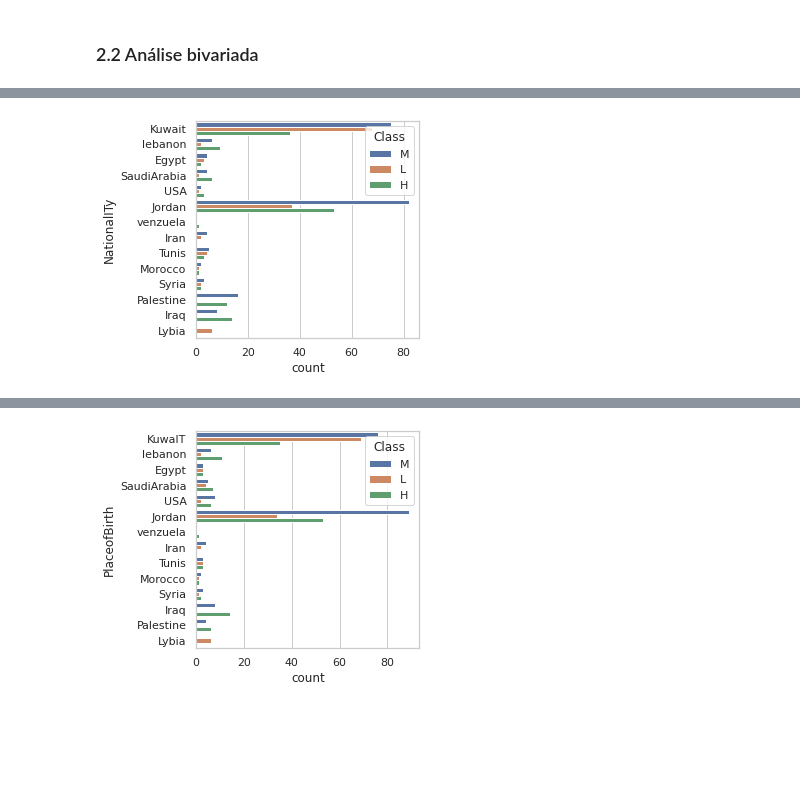
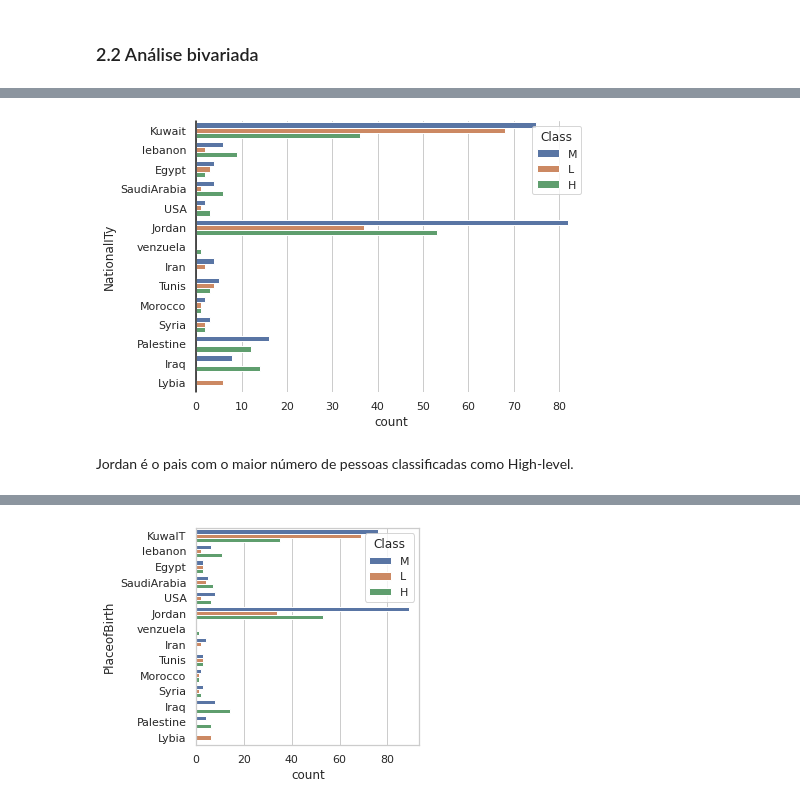
Before and after one commit to atlantico-academy/student-academic-performance, a Jupyter notebook: notebooks/01-exploratory_data_analysis.ipynb, the cells around one changed output, grey strips where cells are left out. Saved outputs shown, nothing was run; the diff lists cells and outputs as text; code cells hidden in the pictures; blank space fills up the shorter version.

```diff
--- a/notebooks/01-exploratory_data_analysis.ipynb
+++ b/notebooks/01-exploratory_data_analysis.ipynb
@@ -377,8 +421,11 @@ plt.show()
 # %%
 sns.set(style="whitegrid")
-plt.figure(figsize=(4,4))
-total = float(len(df))
-sns.countplot(y='NationalITy', data = df, hue='Class')
+plt.figure(figsize=(7,5))
+ax = sns.countplot(y='NationalITy', data = df, hue='Class')
+ax.set(frame_on=False)
+ax.axvline(0, color="k", clip_on=False)
 plt.show()
+display(Markdown("Jordan é o pais com o maior número de pessoas classificadas como High-level."))
 # %% [output]
-[figure, old version]
+[figure, new version]
+Jordan é o pais com o maior número de pessoas classificadas como High-level.
```
Also changed, not shown: parts of 15 cells of this notebook.
